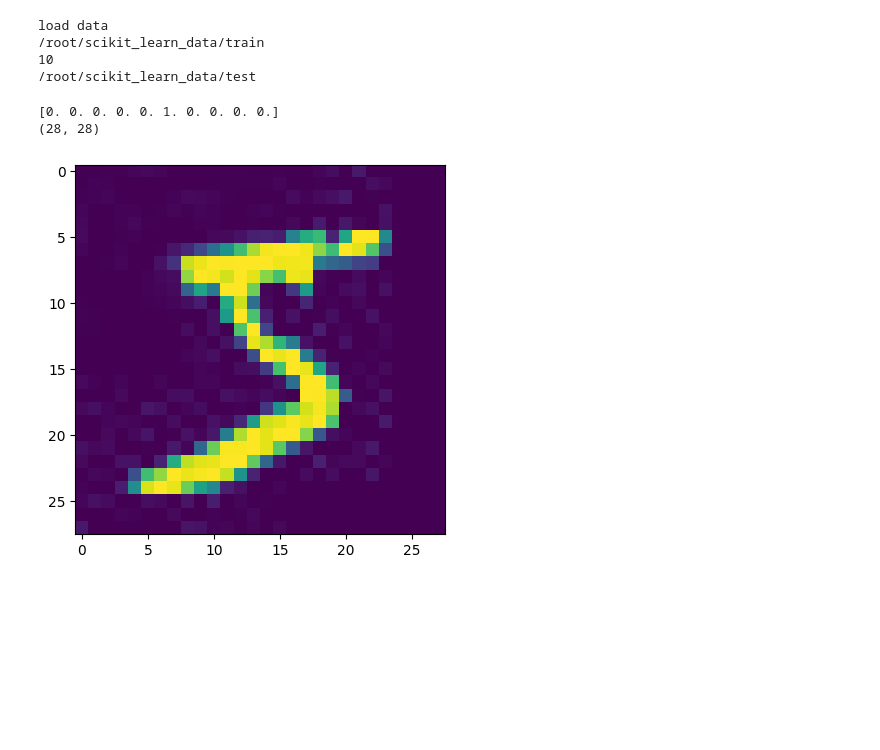
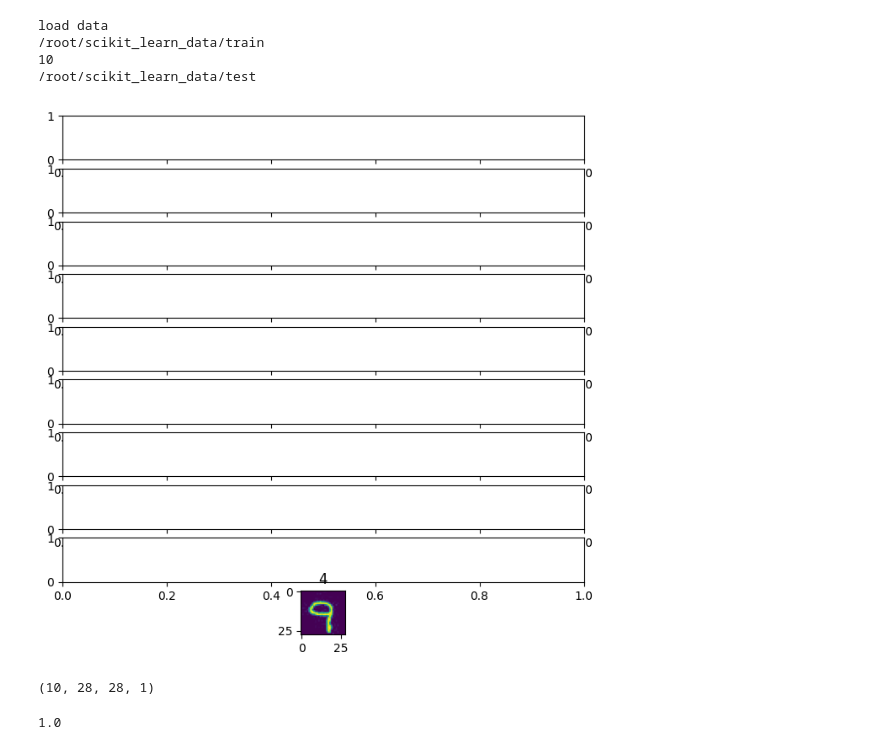
Before and after one commit to jo1132/AI_project2, a Jupyter notebook: notebook.ipynb, the cells around one changed output. Drawn from its saved outputs; the diff is of its cells as text; code cells hidden in the pictures; blank space fills up the shorter version.

```diff
--- a/notebook.ipynb
+++ b/notebook.ipynb
@@ -12,7 +12,7 @@ import os
 # %%
 def ImageSave(path, image_arr, file_name):
     image = Image.fromarray(image_arr)
-    image.save(os.path.join(path, file_name+'.jpg'))
+    image.save(os.path.join(path, file_name))
 # %%
 PATH = '/root/scikit_learn_data'
 
@@ -36,2 +33,18 @@ df.to_csv(os.path.join(type_path, 'labels.csv'), index=False)
 # %% [output]
 test done
+# %%
+PATH = '/root/scikit_learn_data'
+
+data = []
+type_path = os.path.join(PATH, 'train')
+os.makedirs(type_path, exist_ok=True)
+
+# image_save
+for i, (image, label) in enumerate(zip(x_train, y_train)):
+    filename = str(i) + '.jpg'
+    ImageSave(type_path, image, filename)
+    data.append([filename, label])
+
+df = pd.DataFrame(data)
+df.to_csv(os.path.join(type_path, 'labels.csv'), index=False)
+print('train done')
@@ -112,6 +127,10 @@ x_test, y_test = datasets.get_datasets('test')
 x_train = x_train.astype('float32') / 255.0
 x_test = x_test.astype('float32') / 255.0
 
+# 딥력데이터의 모양을 바꿉니다.
+x_train = x_train.reshape(-1, 28, 28, 1)
+x_test = x_test.reshape(-1, 28, 28, 1)
+
 # 레이블을 one-hot 인코딩합니다.
 y_train = to_categorical(y_train, 10)
 y_test = to_categorical(y_test, 10)
@@ -120,11 +139,28 @@ load data
 /root/scikit_learn_data/train
 10
 /root/scikit_learn_data/test
-# %%
-plt.imshow(x_train[0])
-print(y_train[0])
-print(x_train[0].shape)
-# %% [output]
-[0. 0. 0. 0. 0. 1. 0. 0. 0. 0.]
-(28, 28)
-[figure, removed]
+# %%
+# 그림 생성 및 축 설정
+fig, axes = plt.subplots(10, 1, figsize=(8, 8))
+
+for img, label in zip(x_train, y_train):
+    plt.imshow(img.reshape(28 , 28))
+    plt.title(np.argmax(label))
+plt.show()
+# %% [output]
+[figure, added]
+# %%
+test = x_train.reshape(-1, 28, 28, 1)
+test.shape
+# %% [output]
+(10, 28, 28, 1)
+# %%
+max = 0
+for x in x_train[0]:
+    for y in x:
+        if max < y[0]:
+            max = y[0]
+
+print(max)
+# %% [output]
+1.0
```
Also changed, not shown: parts of 2 cells of this notebook, 3 other files.
